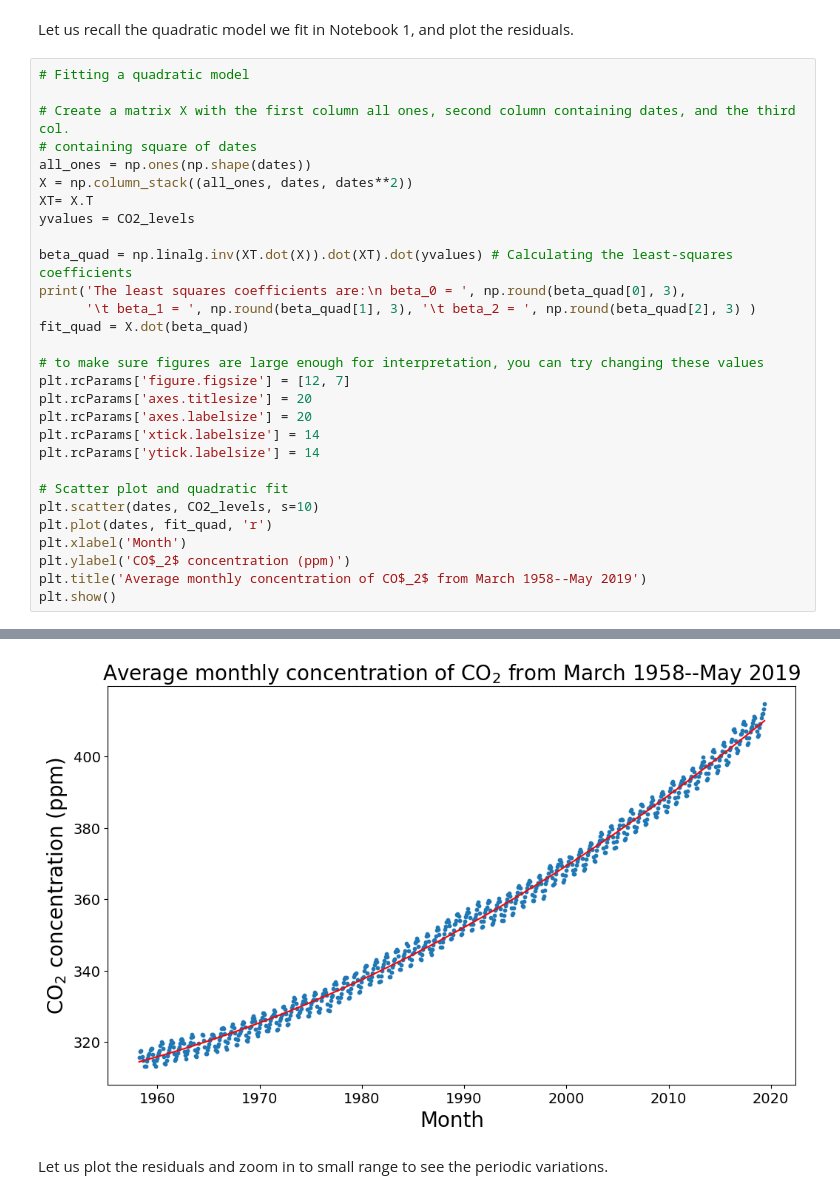
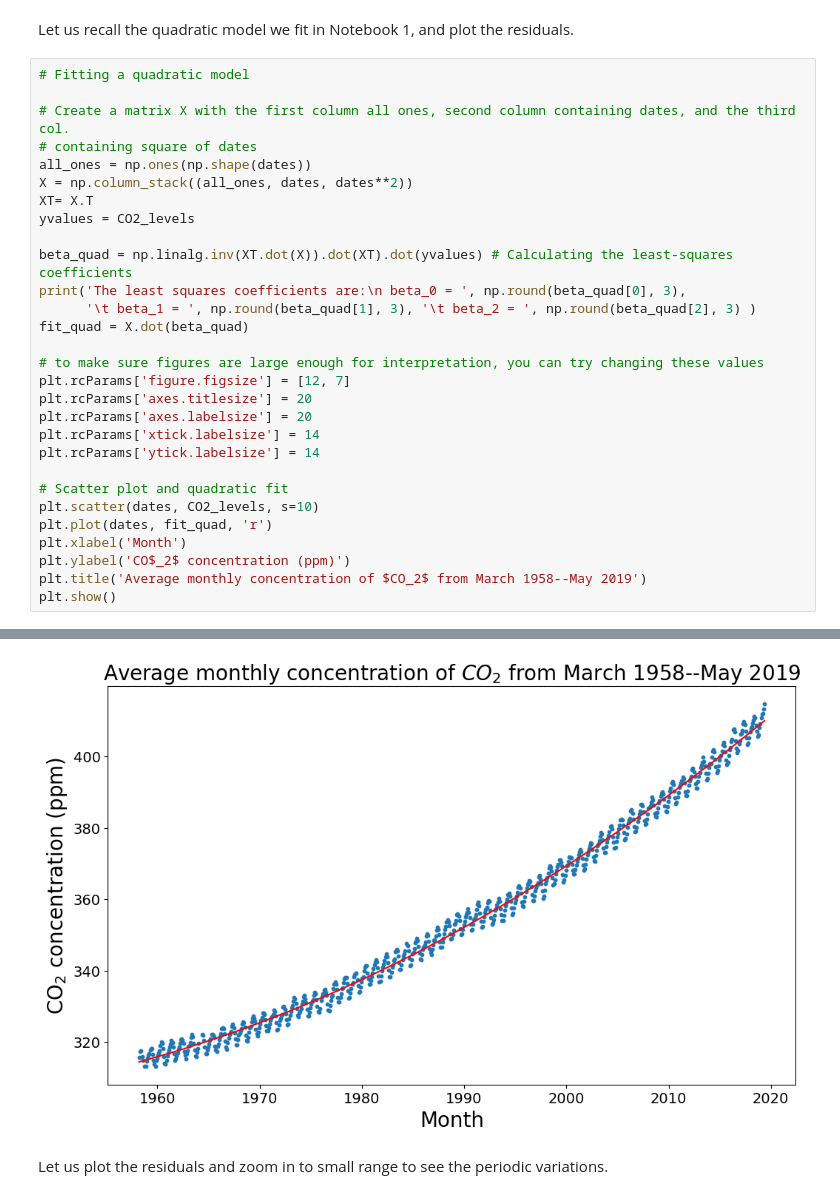
Before and after one commit to TK594/IB-Data-Science, a Jupyter notebook: 02 Time series analysis -- capturing periodic components.ipynb, the cells around one changed output, grey strips where cells are left out. Drawn from its saved outputs; the diff is of its cells as text.

```diff
--- a/02 Time series analysis -- capturing periodic components.ipynb
+++ b/02 Time series analysis -- capturing periodic components.ipynb
@@ -42,7 +42,7 @@ plt.scatter(dates, CO2_levels, s=10)
 plt.plot(dates, fit_quad, 'r')
 plt.xlabel('Month')
 plt.ylabel('CO$_2$ concentration (ppm)')
-plt.title('Average monthly concentration of CO$_2$ from March 1958--May 2019')
+plt.title('Average monthly concentration of $CO_2$ from March 1958--May 2019')
 plt.show()
 # %% [output]
 The least squares coefficients are:
@@ -50,4 +50,4 @@ The least squares coefficients are:
-[figure, old version]
+[figure, new version]
 # %% [markdown]
 Let us plot the residuals and zoom in to small range to see the periodic variations.
 # %%
```
Also changed, not shown: parts of 7 cells of this notebook, 4 other files.
